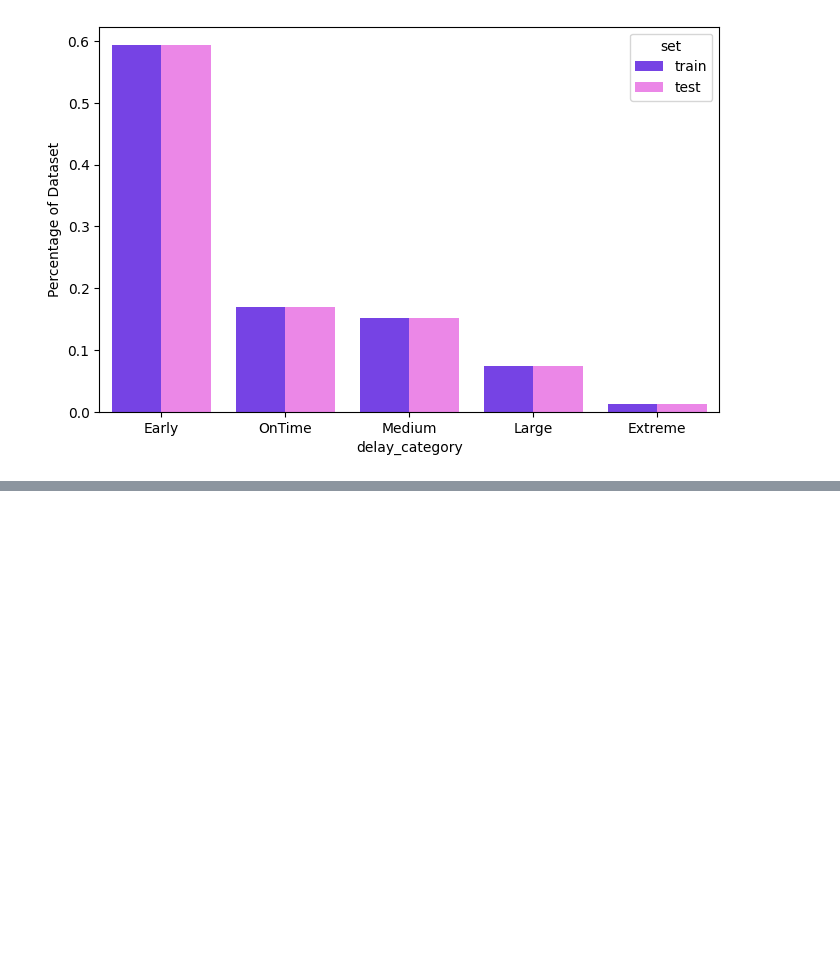
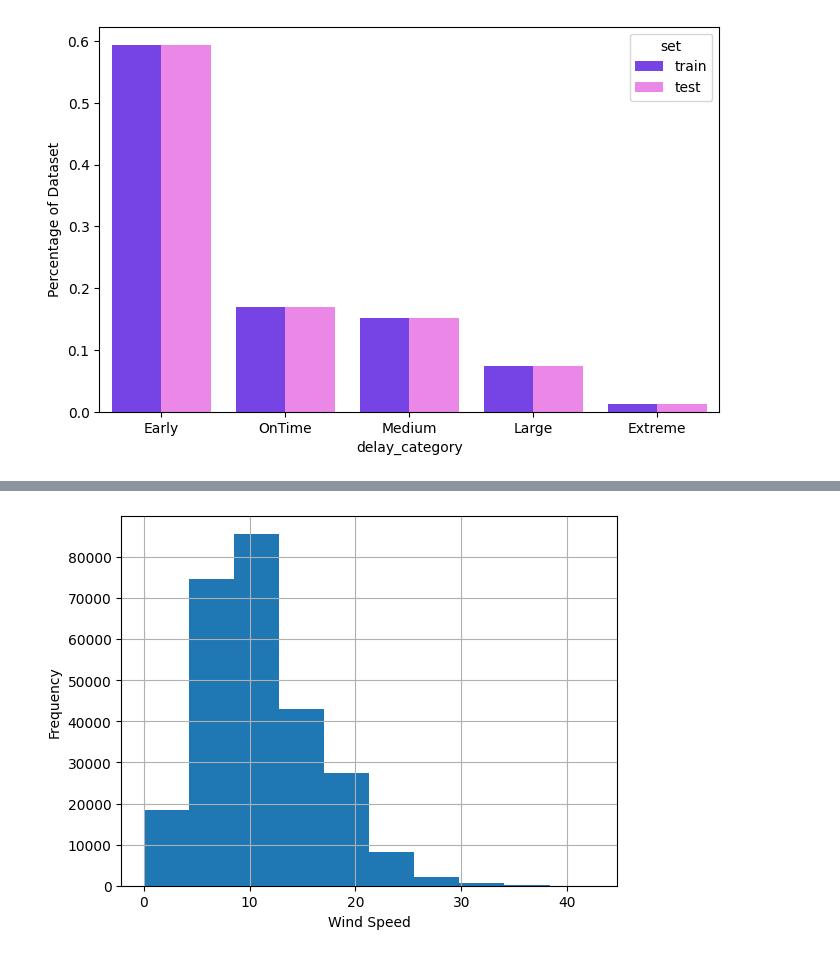
Before and after one commit to lucyg04/nycflights13, a Jupyter notebook: Practical 1/practical1_py.ipynb, the cells around one changed output, grey strips where cells are left out. Cells and saved outputs as stored; diff of their text form; code cells hidden in the pictures; blank space fills up the shorter version.

```diff
--- a/Practical 1/practical1_py.ipynb
+++ b/Practical 1/practical1_py.ipynb
@@ -1009,0 +630,11 @@ prepared_data = full_pipeline.fit_transform(cleaned_data)
+# %%
+flights_train['wind_speed'].hist()
+
+plt.ylabel('Frequency')
+plt.xlabel('Wind Speed')
+plt.show()
+# The distribution is roughly normal but right skewed
+# We will still use a median imputation strategy for missing values here
+# Because the mean would be pulled up by the long tails on the left
+# %% [output]
+[figure, added]
```
Also changed, not shown: parts of 82 cells of this notebook, 1 other file.
